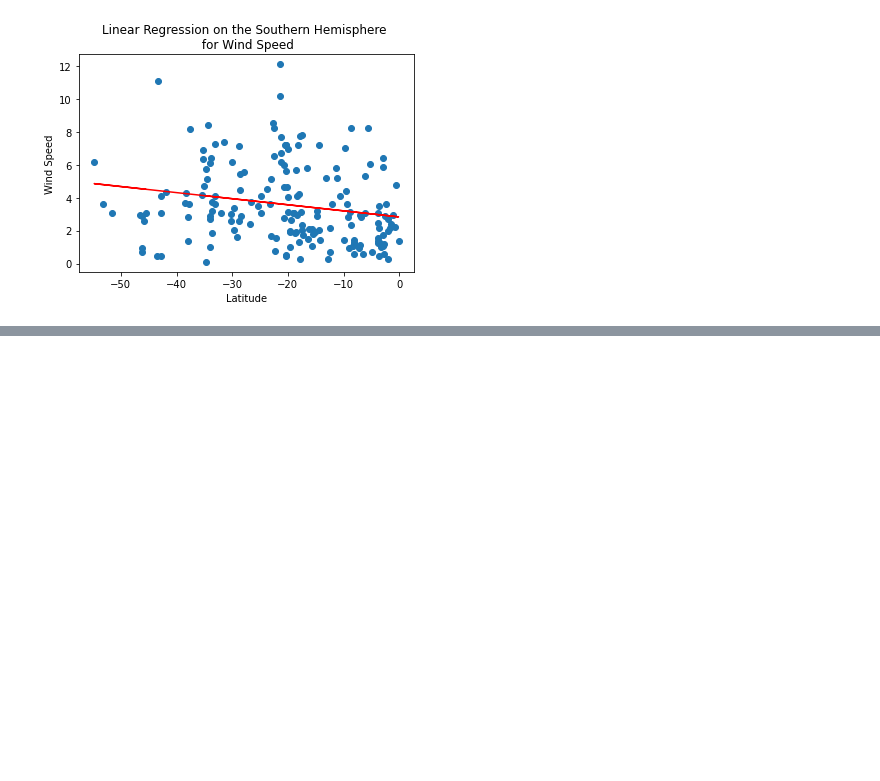
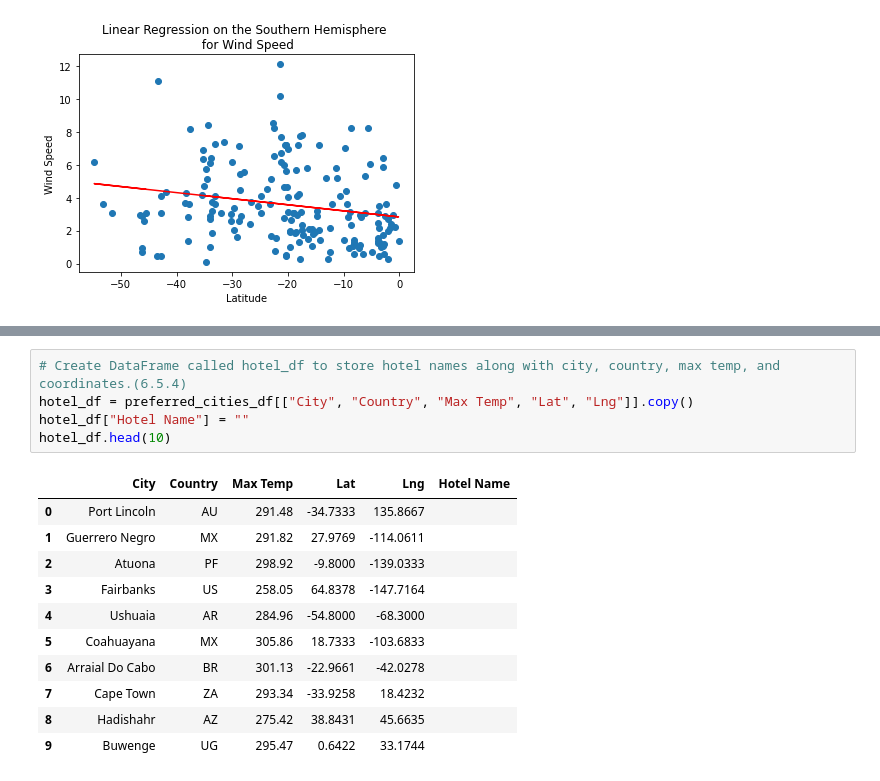
Before and after one commit to hemantkiri/WorldWeatherAnalysis, a Jupyter notebook: WeatherPy.ipynb, the cells around one changed output, grey strips where cells are left out. Drawn from its saved outputs; the diff is of its cells as text; blank space fills up the shorter version.

```diff
--- a/WeatherPy.ipynb
+++ b/WeatherPy.ipynb
@@ -741,0 +958,17 @@ plot_linear_regression(x_values, y_values,'Linear Regression on the Southern Hem
+# %%
+# Create DataFrame called hotel_df to store hotel names along with city, country, max temp, and coordinates.(6.5.4)
+hotel_df = preferred_cities_df[["City", "Country", "Max Temp", "Lat", "Lng"]].copy()
+hotel_df["Hotel Name"] = ""
+hotel_df.head(10)
+# %% [output]
+|  | City | Country | Max Temp | Lat | Lng | Hotel Name |
+| 0 | Port Lincoln | AU | 291.48 | -34.7333 | 135.8667 |  |
+| 1 | Guerrero Negro | MX | 291.82 | 27.9769 | -114.0611 |  |
+| 2 | Atuona | PF | 298.92 | -9.8000 | -139.0333 |  |
+| 3 | Fairbanks | US | 258.05 | 64.8378 | -147.7164 |  |
+| 4 | Ushuaia | AR | 284.96 | -54.8000 | -68.3000 |  |
+| 5 | Coahuayana | MX | 305.86 | 18.7333 | -103.6833 |  |
+| 6 | Arraial Do Cabo | BR | 301.13 | -22.9661 | -42.0278 |  |
+| 7 | Cape Town | ZA | 293.34 | -33.9258 | 18.4232 |  |
+| 8 | Hadishahr | AZ | 275.42 | 38.8431 | 45.6635 |  |
+| 9 | Buwenge | UG | 295.47 | 0.6422 | 33.1744 |  |
```
Also changed, not shown: parts of 22 cells of this notebook.
